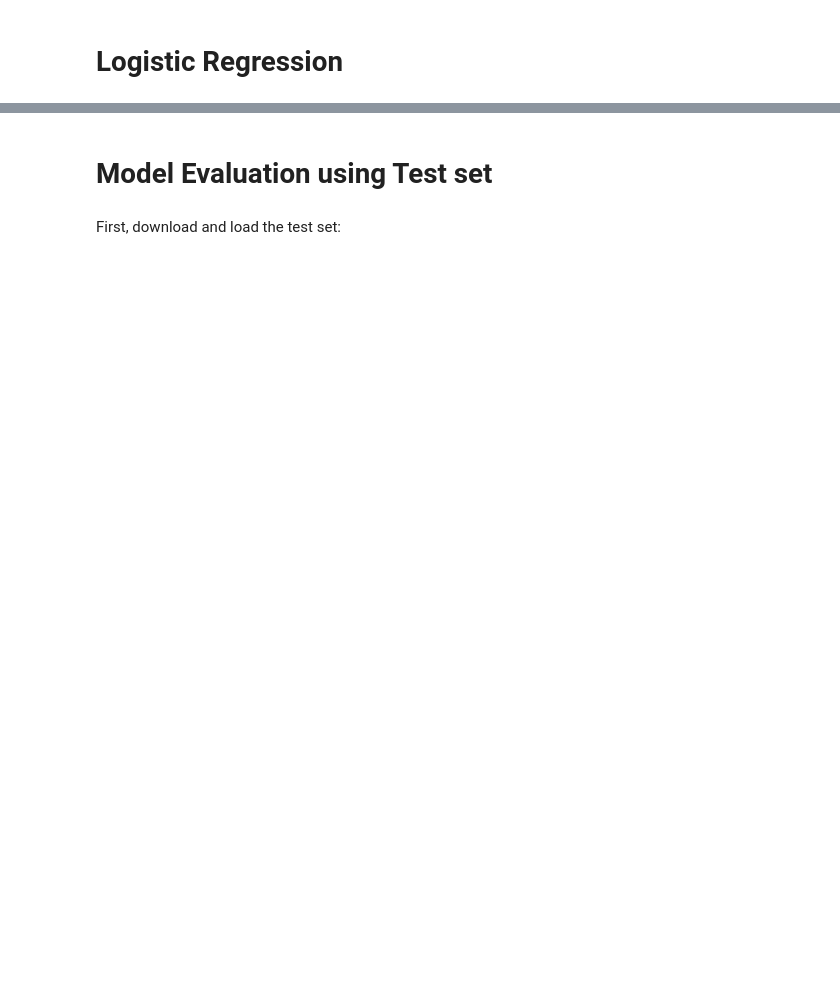
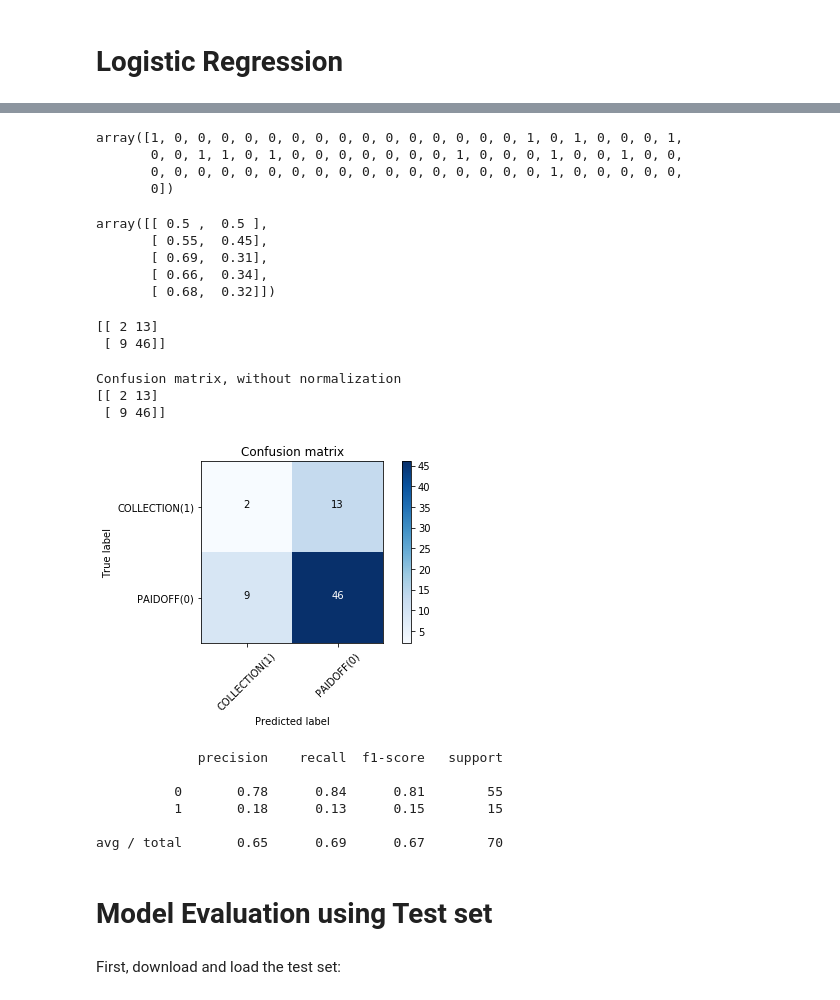
Before and after one commit to filipempfalcao/coursera-capstone-project, a Jupyter notebook: Filipe_Notebook.ipynb, the cells around one changed output, grey strips where cells are left out. Cells and saved outputs as stored; diff of their text form; code cells hidden in the pictures; blank space fills up the shorter version.

```diff
--- a/Filipe_Notebook.ipynb
+++ b/Filipe_Notebook.ipynb
@@ -286,3 +547,80 @@ Notice: You should find the best k to build the model with the best accuracy.
+# %%
+yhat4 = LR.predict(X_test4)
+yhat4
+# %% [output]
+array([1, 0, 0, 0, 0, 0, 0, 0, 0, 0, 0, 0, 0, 0, 0, 0, 1, 0, 1, 0, 0, 0, 1,
+       0, 0, 1, 1, 0, 1, 0, 0, 0, 0, 0, 0, 0, 1, 0, 0, 0, 1, 0, 0, 1, 0, 0,
+       0, 0, 0, 0, 0, 0, 0, 0, 0, 0, 0, 0, 0, 0, 0, 0, 0, 1, 0, 0, 0, 0, 0,
+       0])
+# %%
+yhat_prob = LR.predict_proba(X_test4)
+yhat_prob[0:5]
+# %% [output]
+array([[ 0.5 ,  0.5 ],
+       [ 0.55,  0.45],
+       [ 0.69,  0.31],
+       [ 0.66,  0.34],
+       [ 0.68,  0.32]])
+# %%
+from sklearn.metrics import classification_report, confusion_matrix
+import itertools
+def plot_confusion_matrix(cm, classes,
+                          normalize=False,
+                          title='Confusion matrix',
+                          cmap=plt.cm.Blues):
+
+    if normalize:
+        cm = cm.astype('float') / cm.sum(axis=1)[:, np.newaxis]
+        print("Normalized confusion matrix")
+    else:
+        print('Confusion matrix, without normalization')
+
+    print(cm)
+
+    plt.imshow(cm, interpolation='nearest', cmap=cmap)
+    plt.title(title)
+    plt.colorbar()
+    tick_marks = np.arange(len(classes))
+    plt.xticks(tick_marks, classes, rotation=45)
+    plt.yticks(tick_marks, classes)
+
+    fmt = '.2f' if normalize else 'd'
+    thresh = cm.max() / 2.
+    for i, j in itertools.product(range(cm.shape[0]), range(cm.shape[1])):
+        plt.text(j, i, format(cm[i, j], fmt),
+                 horizontalalignment="center",
+                 color="white" if cm[i, j] > thresh else "black")
+
+    plt.tight_layout()
+    plt.ylabel('True label')
+    plt.xlabel('Predicted label')
+print(confusion_matrix(y_test4, yhat4, labels=[1,0]))
+# %% [output]
+[[ 2 13]
+ [ 9 46]]
+# %%
+# Compute confusion matrix
+cnf_matrix = confusion_matrix(y_test4, yhat4, labels=[1,0])
+np.set_printoptions(precision=2)
+
+
+# Plot non-normalized confusion matrix
+plt.figure()
+plot_confusion_matrix(cnf_matrix, classes=['COLLECTION(1)','PAIDOFF(0)'],normalize= False,  title='Confusion matrix')
+# %% [output]
+Confusion matrix, without normalization
+[[ 2 13]
+ [ 9 46]]
+[figure, added]
+# %%
+print (classification_report(y_test4, yhat4))
+# %% [output]
+             precision    recall  f1-score   support
+
+          0       0.78      0.84      0.81        55
+          1       0.18      0.13      0.15        15
+
+avg / total       0.65      0.69      0.67        70
 # %% [markdown]
 # Model Evaluation using Test set
 # %%
```
Also changed, not shown: parts of 73 cells of this notebook.
